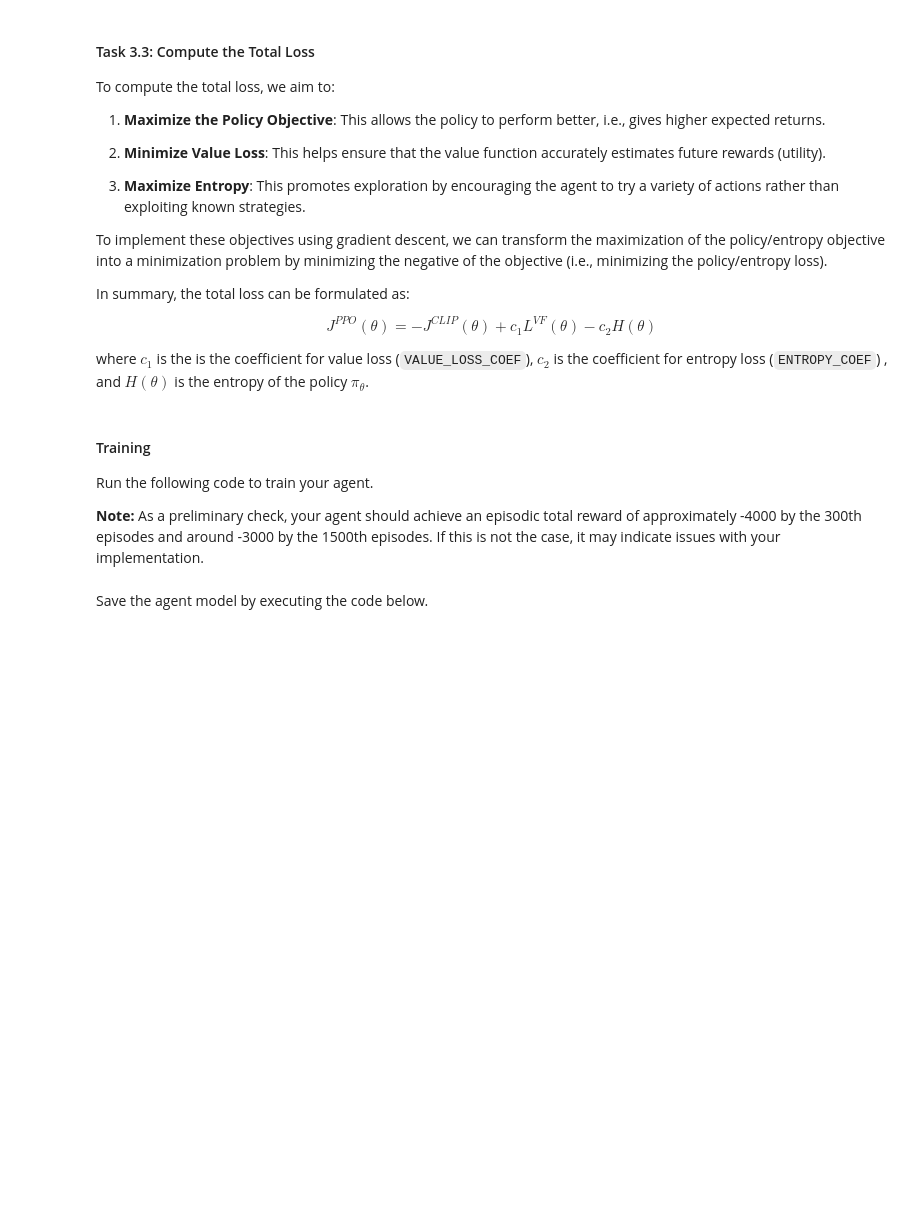
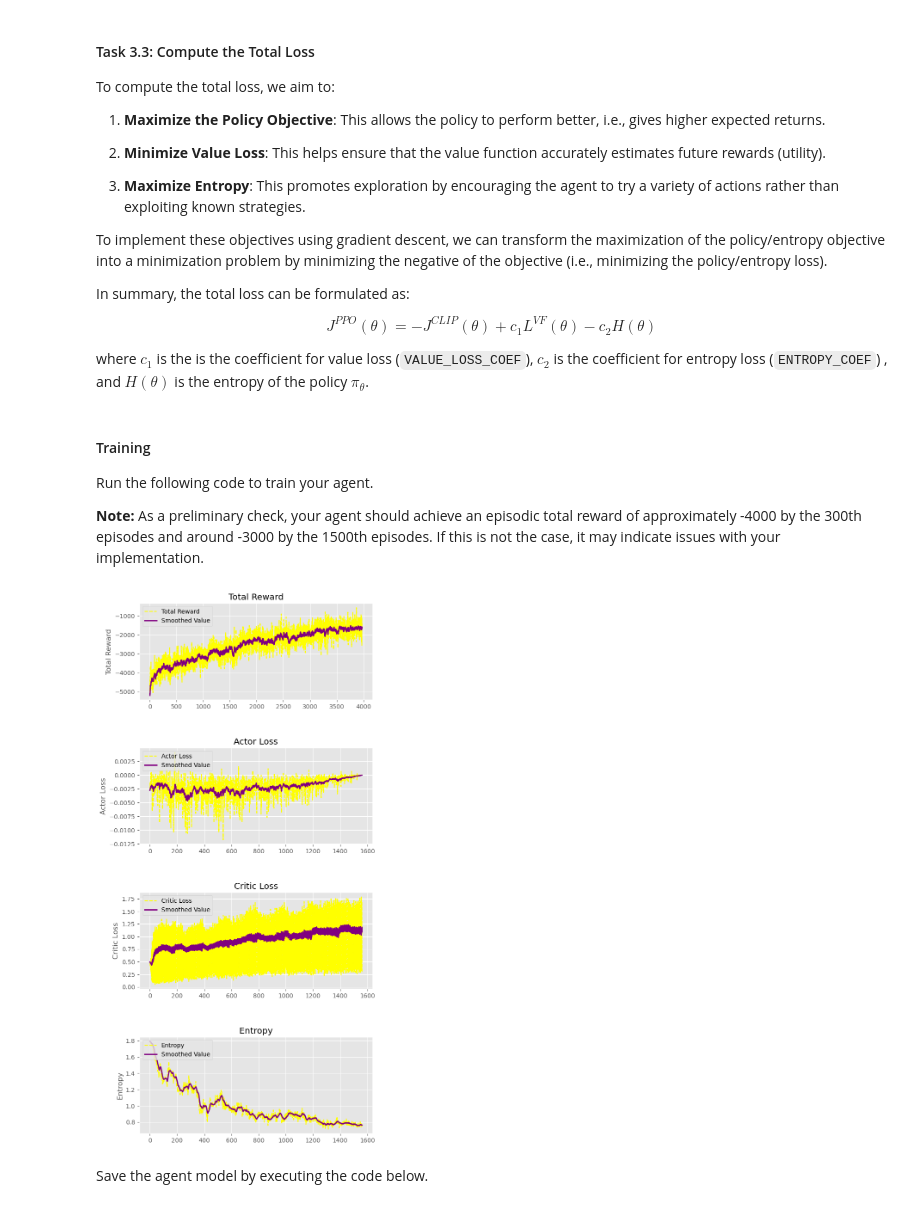
Before and after one commit to junghyukie/Assignment2CS4246, a Jupyter notebook: Model-FreeRL-Template.ipynb, the cells around one changed output. Saved outputs shown, nothing was run; the diff lists cells and outputs as text; code cells hidden in the pictures; blank space fills up the shorter version.

```diff
--- a/Model-FreeRL-Template.ipynb
+++ b/Model-FreeRL-Template.ipynb
@@ -545,8 +558,8 @@ def get_ratio(logprob, logprob_old):
     """
     ### ------------ TASK 3.1.1 ---------- ###
     ### ----- YOUR CODES START HERE ------ ###
-    logratio = ?  # Compute the log ratio
-    ratio = ?  # Exponentiate to get the probability ratio
+    logratio = logprob - logprob_old  # Compute the log ratio
+    ratio = torch.exp(logratio)  # Exponentiate to get the probability ratio
     ### ------ YOUR CODES END HERE ------- ###
     return ratio
 # %%
@@ -574,9 +587,9 @@ def get_policy_objective(advantages, ratio, clip_coeff=CLIP_COEF):
     """
     ### ------------ TASK 3.1.2 ---------- ###
     ### ----- YOUR CODES START HERE ------ ###
-    policy_objective1 = ?  # Calculate the first policy loss term
-    policy_objective2 = ?  # Calculate the clipped policy loss term
-    policy_objective = ?  # Take the minimum and average over the batch
+    policy_objective1 = advantages * ratio  # Calculate the first policy loss term
+    policy_objective2 = advantages * torch.clamp(ratio, 1.0 - clip_coeff, 1.0 + clip_coeff)  # Calculate the clipped policy loss term
+    policy_objective = torch.minimum(policy_objective1, policy_objective2).mean()  # Take the minimum and average over the batch
     ### ------ YOUR CODES END HERE ------- ###
     return policy_objective
 # %%
@@ -628,11 +641,11 @@ def get_value_loss(values, values_old, returns):
     """
     ### ------------- TASK 3.2 ----------- ###
     ### ----- YOUR CODES START HERE ------ ###
-    value_loss_unclipped = ?  # Calculate unclipped value loss
+    value_loss_unclipped = (values - returns).pow(2)  # Calculate unclipped value loss
 
-    value_loss_clipped = ?  # Calculate clipped value loss
+    value_loss_clipped = (values_old + torch.clamp(values - values_old, -CLIP_COEF, CLIP_COEF) - returns).pow(2)  # Calculate clipped value loss
 
-    value_loss = ?  # Average over the batch
+    value_loss = 0.5 * torch.maximum(value_loss_unclipped, value_loss_clipped).mean()  # Average over the batch
     ### ------ YOUR CODES END HERE ------- ###
     return value_loss  # Return the final combined value loss
 # %%
@@ -705,7 +718,7 @@ def get_total_loss(policy_objective, value_loss, entropy_objective, value_loss_c
     """
     ### ------------- TASK 3.3 ----------- ###
     ### ----- YOUR CODES START HERE ------ ###
-    total_loss = ?  # Combine losses
+    total_loss = -policy_objective + value_loss_coeff * value_loss - entropy_coeff * entropy_objective  # Combine losses
     ### ------ YOUR CODES END HERE ------- ###
     return total_loss
 # %%
@@ -857,36 +870,38 @@ for iteration in progress_bar:
 
             # Calculate the entropy loss
             entropy_objective = get_entropy_objective(entropy)
 
             # Combine losses to get the total loss
             total_loss = get_total_loss(policy_objective, value_loss, entropy_objective, value_loss_coeff=VALUE_LOSS_COEF, entropy_coeff=ENTROPY_COEF)
 
             optimizer.zero_grad()
             total_loss.backward()
             # Clip the gradient to stabilize training
             nn.utils.clip_grad_norm_(agent.parameters(), 0.5)
             optimizer.step()
 
             total_actor_loss += policy_loss.item()
             total_critic_loss += value_loss.item()
             total_entropy_objective += entropy_objective.item()
 
-    actor_loss_history.append(total_actor_loss // NUM_EPOCHS)
-    critic_loss_history.append(total_critic_loss // NUM_EPOCHS)
-    entropy_objective_history.append(total_entropy_objective // NUM_EPOCHS)
+    actor_loss_history.append(total_actor_loss / (NUM_EPOCHS * NUM_MINI_BATCHES))
+    critic_loss_history.append(total_critic_loss / (NUM_EPOCHS * NUM_MINI_BATCHES))
+    entropy_objective_history.append(total_entropy_objective / (NUM_EPOCHS * NUM_MINI_BATCHES))
 
     # Prepare data for live plotting
     data_to_plot = {
         'Total Reward': reward_history,
         'Actor Loss': actor_loss_history,
         'Critic Loss': critic_loss_history,
         'Entropy': entropy_objective_history
     }
     if iteration == 1 or iteration % 50 == 0 or iteration == NUM_ITERATIONS:
         live_plot(data_to_plot)
 
 # Close the environment after training
 envs.close()
+# %% [output]
+[figure, added]
 # %% [markdown]
 Save the agent model by executing the code below.
 # %%
```
Also changed, not shown: parts of 4 cells of this notebook.
